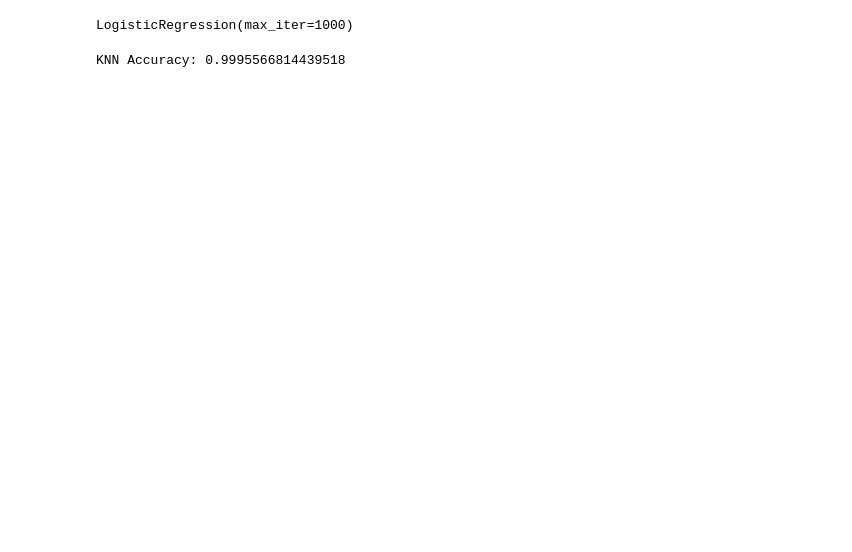
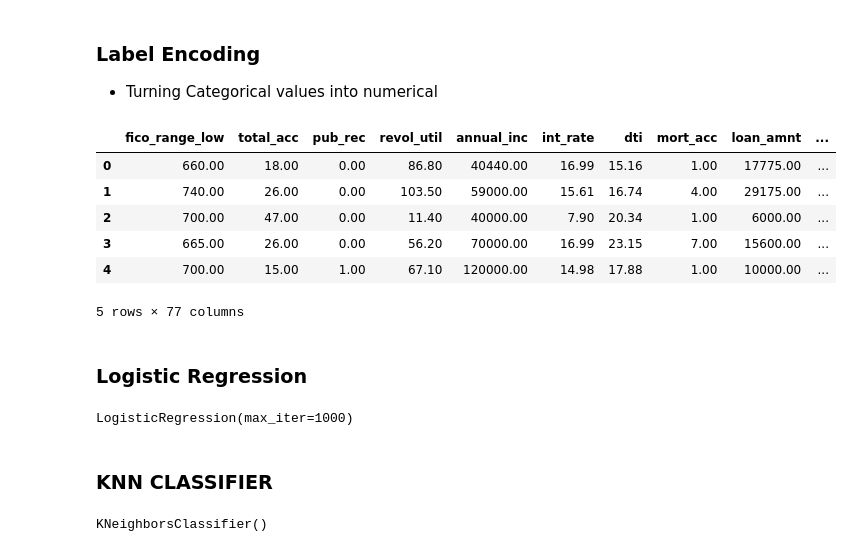
Before and after one commit to Abhibhi-03/Financial-Risk-Assessment, a Jupyter notebook: A1_Milestone1.ipynb, the cells around one changed output. Drawn from its saved outputs; the diff is of its cells as text; code cells hidden in the pictures; blank space fills up the shorter version.

```diff
--- a/A1_Milestone1.ipynb
+++ b/A1_Milestone1.ipynb
@@ -40,0 +146,35 @@ X_test_scaled = scaler.transform(X_test_numeric)
+# %% [markdown]
+### Label Encoding
+- Turning Categorical values into numerical
+# %%
+# List of categorical columns to convert
+categorical_columns = ['sub_grade', 'term', 'home_ownership', 'purpose', 'application_type', 'verification_status', 'initial_list_status']
+
+# One-hot encode these columns
+data = pd.get_dummies(data, columns=categorical_columns)
+# %%
+# remove issue date because before hand we don't know when the loan will be issued
+# drop loan_status because it is the target
+# drop id,addr_state because it is not useful
+
+
+# Store 'loan_status' in a separate variable Y
+y_train = data['loan_status']
+
+# Now we can safely drop 'issue_d', 'sub_grade', 'loan_status', and 'id' from the dataset
+data = data.drop(['issue_d', 'loan_status', 'id', 'addr_state'], axis=1)
+X_train = data
+
+# 'X_train' now contains only the features, and 'y_train' is your target variable
+
+X_train.head()
+# %% [output]
+|  | fico_range_low | total_acc | pub_rec | revol_util | annual_inc | int_rate | dti | mort_acc | loan_amnt | ... |
+| 0 | 660.00 | 18.00 | 0.00 | 86.80 | 40440.00 | 16.99 | 15.16 | 1.00 | 17775.00 | ... |
+| 1 | 740.00 | 26.00 | 0.00 | 103.50 | 59000.00 | 15.61 | 16.74 | 4.00 | 29175.00 | ... |
+| 2 | 700.00 | 47.00 | 0.00 | 11.40 | 40000.00 | 7.90 | 20.34 | 1.00 | 6000.00 | ... |
+| 3 | 665.00 | 26.00 | 0.00 | 56.20 | 70000.00 | 16.99 | 23.15 | 7.00 | 15600.00 | ... |
+| 4 | 700.00 | 15.00 | 1.00 | 67.10 | 120000.00 | 14.98 | 17.88 | 1.00 | 10000.00 | ... |
+5 rows × 77 columns
+# %% [markdown]
+### Logistic Regression
@@ -43,16 +187,13 @@ logistic_classifier = LogisticRegression(max_iter=1000) # You can adjust regular
 logistic_classifier.fit(X_train_scaled, y_train)
 # %% [output]
 LogisticRegression(max_iter=1000)
+# %% [markdown]
+### KNN CLASSIFIER
 # %%
 # Train KNN Classifier
 # in terminal set LOKY_MAX_CPU_COUNT= <number of cores you want to use>
 
 knn_classifier = KNeighborsClassifier(n_neighbors=5) # You can adjust the number of neighbors (k) as needed
 knn_classifier.fit(X_train_scaled, y_train)
-
-# Predict with KNN Classifier
-knn_pred = knn_classifier.predict(X_test_scaled)
-knn_accuracy = accuracy_score(y_test, knn_pred)
-print("KNN Accuracy:", knn_accuracy)
 # %% [output]
-KNN Accuracy: 0.9995566814439518
+KNeighborsClassifier()
```
Also changed, not shown: parts of 31 cells of this notebook, 1 other file.
